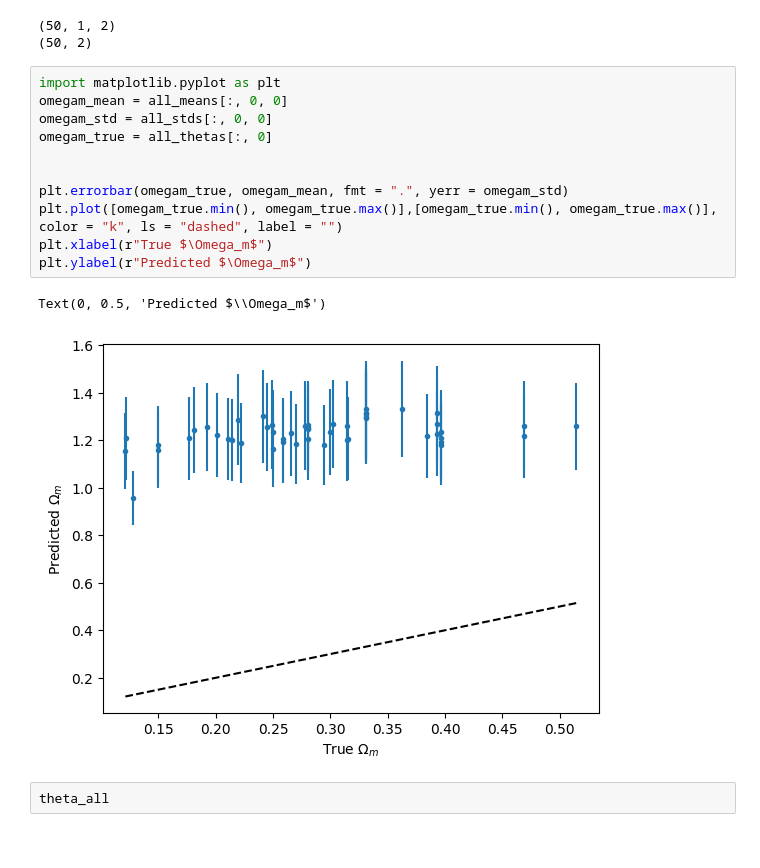
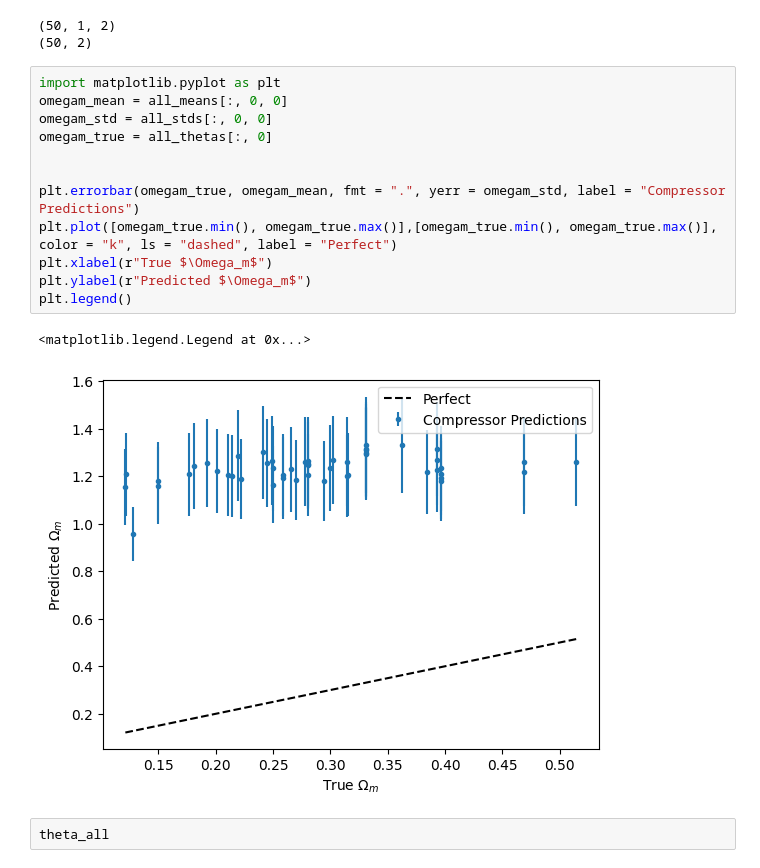
Before and after one commit to Ciela-Institute/CosmOrford, a Jupyter notebook: notebooks/checking_compressor.ipynb, the cells around one changed output. Saved outputs shown, nothing was run; the diff lists cells and outputs as text.

Commit message:
Notebook for compressor check

```diff
--- a/notebooks/checking_compressor.ipynb
+++ b/notebooks/checking_compressor.ipynb
@@ -100,17 +100,18 @@ print(all_thetas.shape)
 # %%
 import matplotlib.pyplot as plt
 omegam_mean = all_means[:, 0, 0]
 omegam_std = all_stds[:, 0, 0]
 omegam_true = all_thetas[:, 0]
 
 
-plt.errorbar(omegam_true, omegam_mean, fmt = ".", yerr = omegam_std)
-plt.plot([omegam_true.min(), omegam_true.max()],[omegam_true.min(), omegam_true.max()], color = "k", ls = "dashed", label = "")
+plt.errorbar(omegam_true, omegam_mean, fmt = ".", yerr = omegam_std, label = "Compressor Predictions")
+plt.plot([omegam_true.min(), omegam_true.max()],[omegam_true.min(), omegam_true.max()], color = "k", ls = "dashed", label = "Perfect")
 plt.xlabel(r"True $\Omega_m$")
 plt.ylabel(r"Predicted $\Omega_m$")
+plt.legend()
 # %% [output]
-Text(0, 0.5, 'Predicted $\\Omega_m$')
+<matplotlib.legend.Legend at 0x...>
-[figure, old version]
+[figure, new version]
 # %%
 theta_all
 # %% [output]
```
